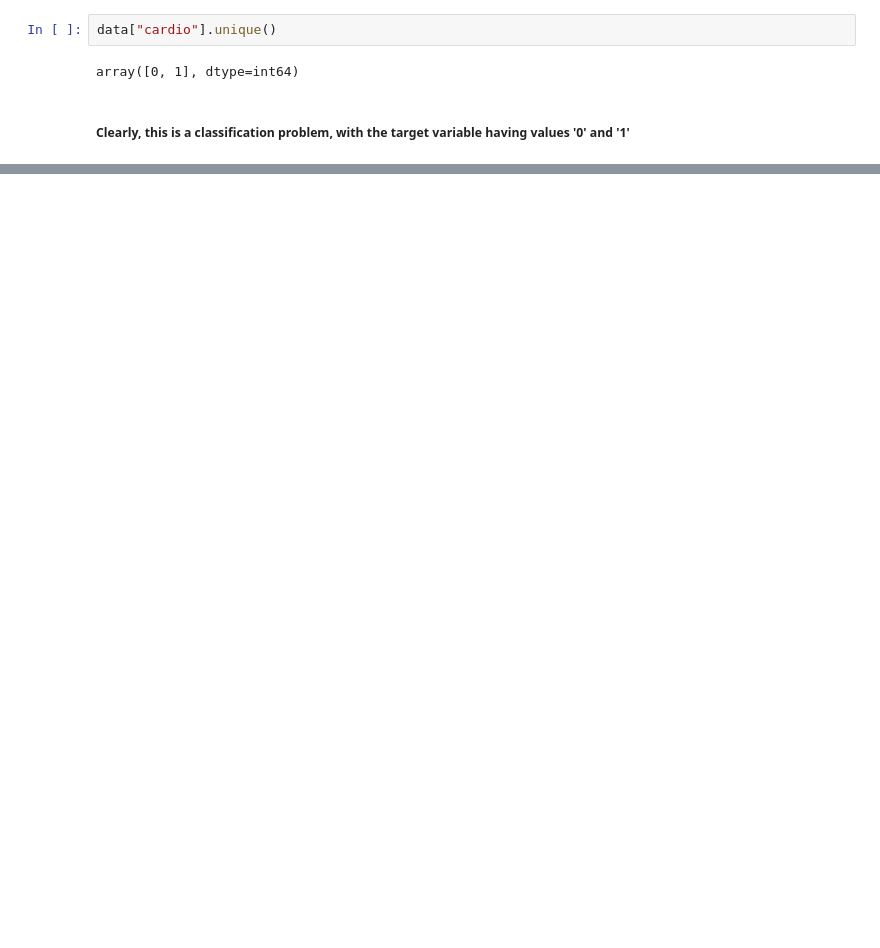
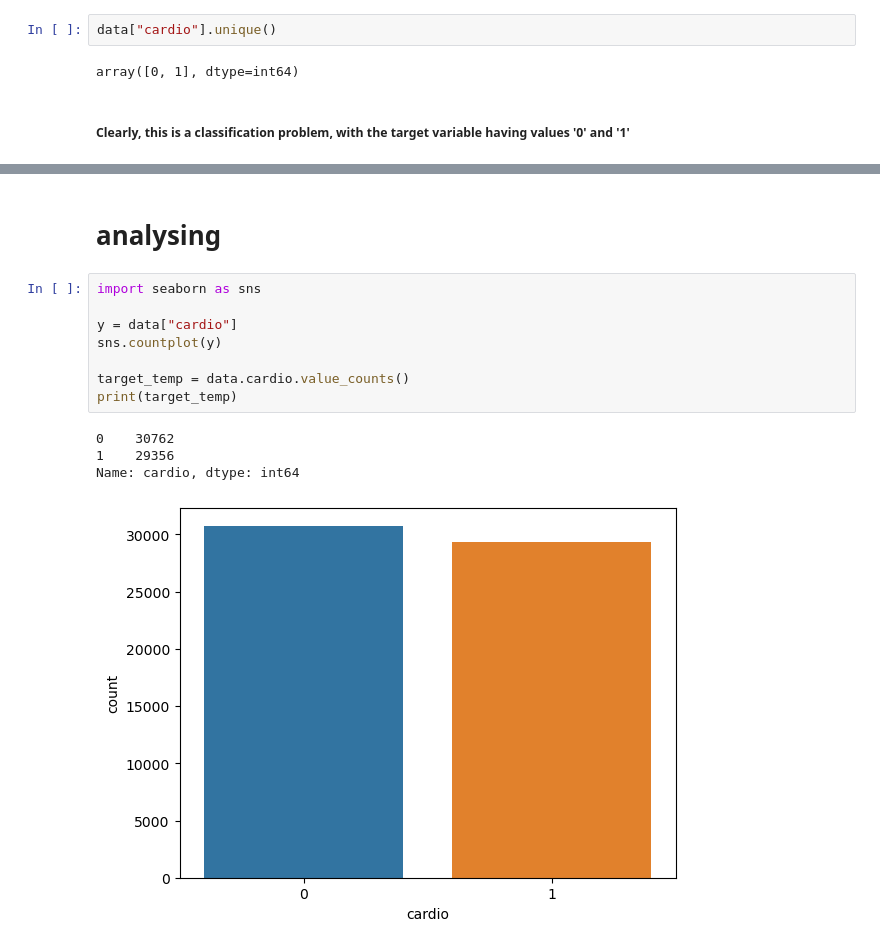
Before and after one commit to ShilpaAjitheks/Cardiovascular-disease-prediction, a Jupyter notebook: cardiovascu.ipynb, the cells around one changed output, grey strips where cells are left out. Drawn from its saved outputs; the diff is of its cells as text; blank space fills up the shorter version.

```diff
--- a/cardiovascu.ipynb
+++ b/cardiovascu.ipynb
@@ -209 +265,16 @@ alco           0.007366
 Name: cardio, dtype: float64
+# %% [markdown]
+# analysing
+# %%
+import seaborn as sns
+
+y = data["cardio"]
+sns.countplot(y)
+
+target_temp = data.cardio.value_counts()
+print(target_temp)
+# %% [output]
+0    30762
+1    29356
+Name: cardio, dtype: int64
+[figure, added]
```
Also changed, not shown: parts of 41 cells of this notebook.
